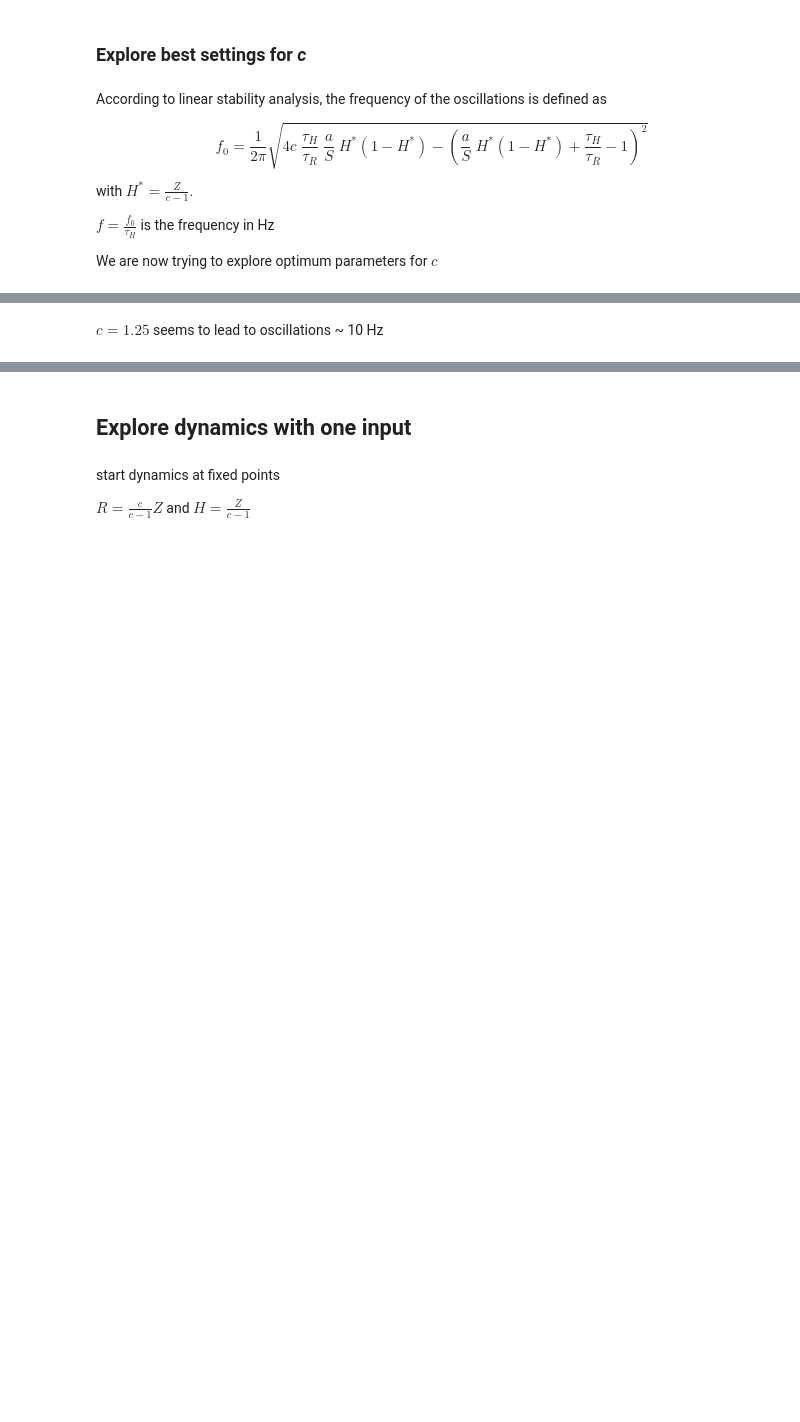
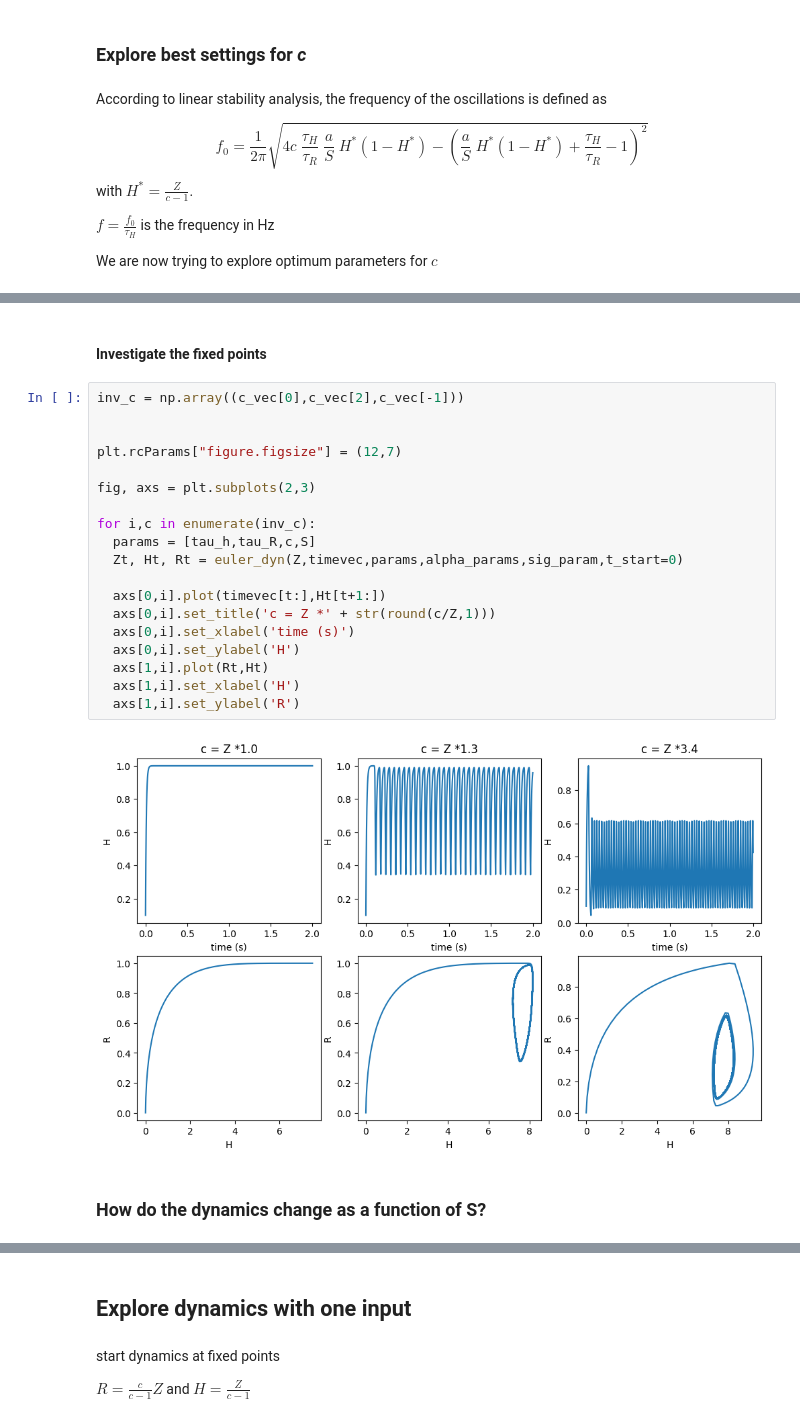
Before and after one commit to katduecker/dnn_osci, a Jupyter notebook: DynNN_figures_thesis.ipynb, the cells around one changed output, grey strips where cells are left out. Cells and saved outputs as stored; diff of their text form; blank space fills up the shorter version.

```diff
--- a/DynNN_figures_thesis.ipynb
+++ b/DynNN_figures_thesis.ipynb
@@ -714,2 +603,25 @@ plt.show()
-# %% [markdown]
-$c = 1.25$ seems to lead to oscillations ~ 10 Hz
+# %% [markdown]
+#### Investigate the fixed points
+# %%
+inv_c = np.array((c_vec[0],c_vec[2],c_vec[-1]))
+
+
+plt.rcParams["figure.figsize"] = (12,7)
+
+fig, axs = plt.subplots(2,3)
+
+for i,c in enumerate(inv_c):
+  params = [tau_h,tau_R,c,S]
+  Zt, Ht, Rt = euler_dyn(Z,timevec,params,alpha_params,sig_param,t_start=0)
+
+  axs[0,i].plot(timevec[t:],Ht[t+1:])
+  axs[0,i].set_title('c = Z *' + str(round(c/Z,1)))
+  axs[0,i].set_xlabel('time (s)')
+  axs[0,i].set_ylabel('H')
+  axs[1,i].plot(Rt,Ht)
+  axs[1,i].set_xlabel('H')
+  axs[1,i].set_ylabel('R')
+# %% [output]
+[figure, added]
+# %% [markdown]
+### How do the dynamics change as a function of S?
```
Also changed, not shown: parts of 27 cells of this notebook.
